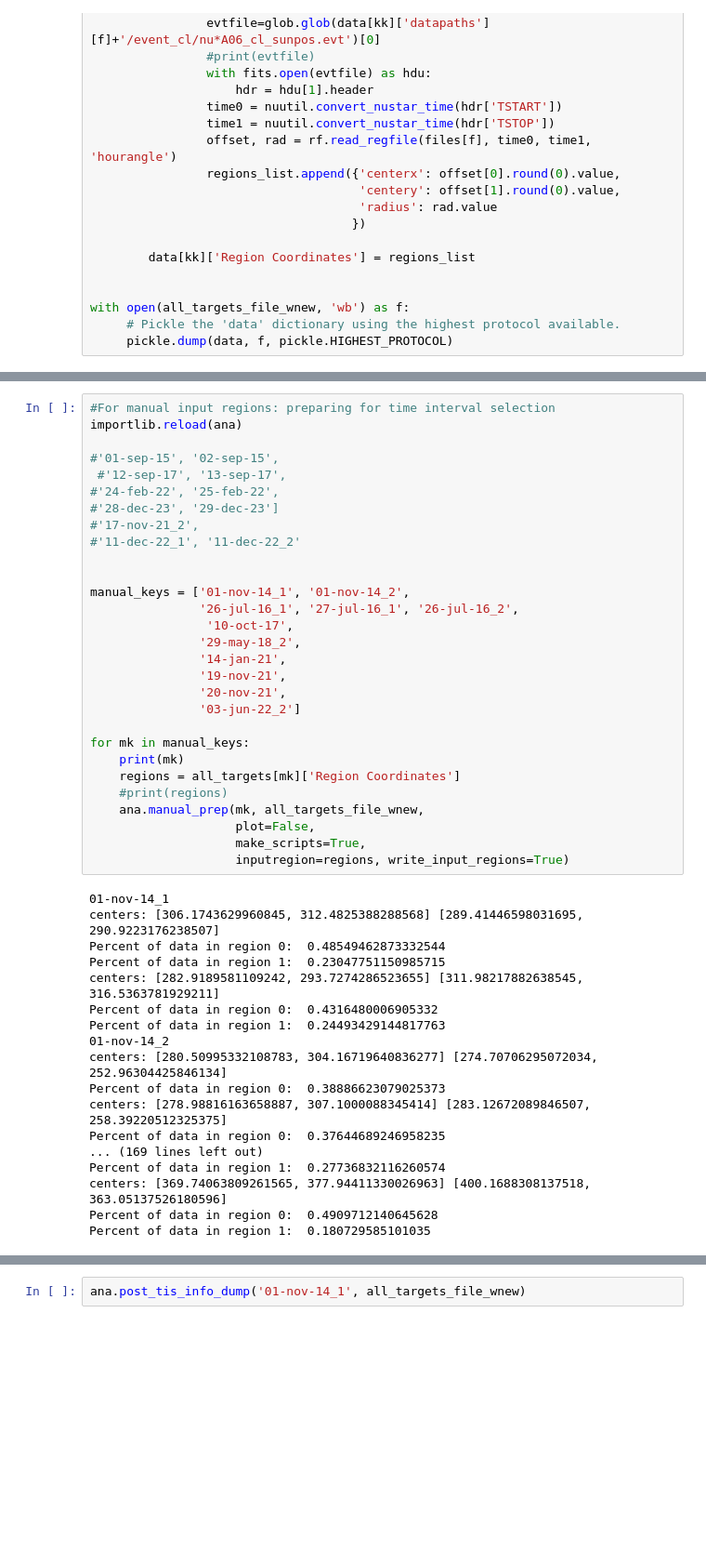
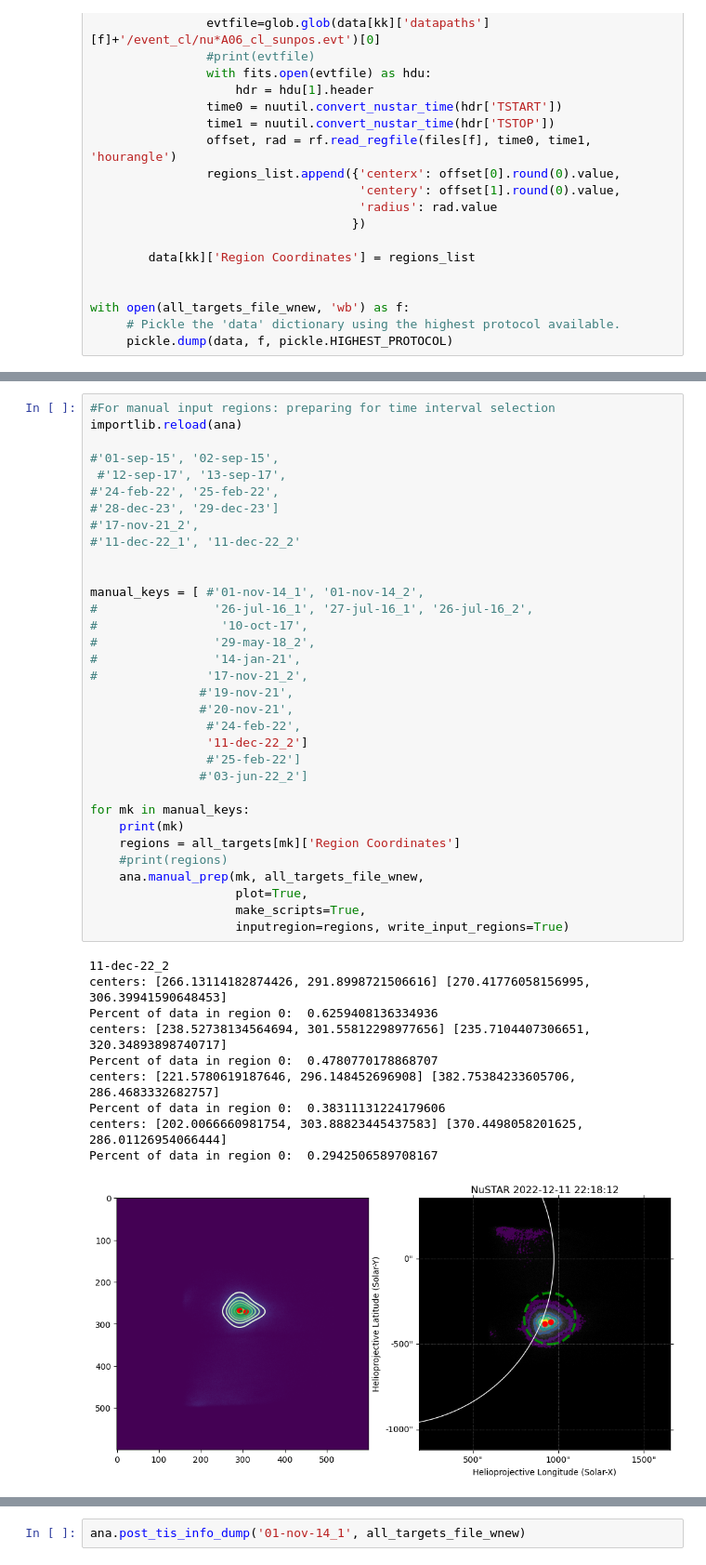
Before and after one commit to jessiemcd/do-dem, a Jupyter notebook: AR_inventory.ipynb, the cells around one changed output, grey strips where cells are left out. Shown at 93% size. Saved outputs shown, nothing was run; the diff lists cells and outputs as text; blank space fills up the shorter version.

```diff
--- a/AR_inventory.ipynb
+++ b/AR_inventory.ipynb
@@ -1622,47 +1642,44 @@ with open(all_targets_file_wnew, 'rb') as f:
 # %%
 #For manual input regions: preparing for time interval selection
 importlib.reload(ana)
 
 #'01-sep-15', '02-sep-15',
  #'12-sep-17', '13-sep-17',
 #'24-feb-22', '25-feb-22',
 #'28-dec-23', '29-dec-23']
 #'17-nov-21_2',
 #'11-dec-22_1', '11-dec-22_2'
 
 
-manual_keys = ['01-nov-14_1', '01-nov-14_2',
-               '26-jul-16_1', '27-jul-16_1', '26-jul-16_2',
-                '10-oct-17',
-               '29-may-18_2',
-               '14-jan-21',
-               '19-nov-21',
-               '20-nov-21',
-               '03-jun-22_2']
+manual_keys = [ #'01-nov-14_1', '01-nov-14_2',
+#                '26-jul-16_1', '27-jul-16_1', '26-jul-16_2',
+#                 '10-oct-17',
+#                '29-may-18_2',
+#                '14-jan-21',
+#               '17-nov-21_2',
+               #'19-nov-21',
+               #'20-nov-21',
+                #'24-feb-22',
+                '11-dec-22_2']
+                #'25-feb-22']
+               #'03-jun-22_2']
 
 for mk in manual_keys:
     print(mk)
     regions = all_targets[mk]['Region Coordinates']
     #print(regions)
     ana.manual_prep(mk, all_targets_file_wnew,
-                    plot=False,
+                    plot=True,
                     make_scripts=True,
                     inputregion=regions, write_input_regions=True)
 # %% [output]
-01-nov-14_1
-centers: [306.1743629960845, 312.4825388288568] [289.41446598031695, 290.9223176238507]
-Percent of data in region 0:  0.48549462873332544
-Percent of data in region 1:  0.23047751150985715
-centers: [282.9189581109242, 293.7274286523655] [311.98217882638545, 316.5363781929211]
-Percent of data in region 0:  0.4316480006905332
-Percent of data in region 1:  0.24493429144817763
-01-nov-14_2
-centers: [280.50995332108783, 304.16719640836277] [274.70706295072034, 252.96304425846134]
-Percent of data in region 0:  0.38886623079025373
-centers: [278.98816163658887, 307.1000088345414] [283.12672089846507, 258.39220512325375]
-Percent of data in region 0:  0.37644689246958235
-... (169 lines left out)
-Percent of data in region 1:  0.27736832116260574
-centers: [369.74063809261565, 377.94411330026963] [400.1688308137518, 363.05137526180596]
-Percent of data in region 0:  0.4909712140645628
-Percent of data in region 1:  0.180729585101035
+11-dec-22_2
+centers: [266.13114182874426, 291.8998721506616] [270.41776058156995, 306.39941590648453]
+Percent of data in region 0:  0.6259408136334936
+centers: [238.52738134564694, 301.55812298977656] [235.7104407306651, 320.34893898740717]
+Percent of data in region 0:  0.4780770178868707
+centers: [221.5780619187646, 296.148452696908] [382.75384233605706, 286.4683332682757]
+Percent of data in region 0:  0.38311131224179606
+centers: [202.0066660981754, 303.88823445437583] [370.4498058201625, 286.01126954066444]
+Percent of data in region 0:  0.2942506589708167
+[figure, added]
```
Also changed, not shown: parts of 17 cells of this notebook, 14 other files.
